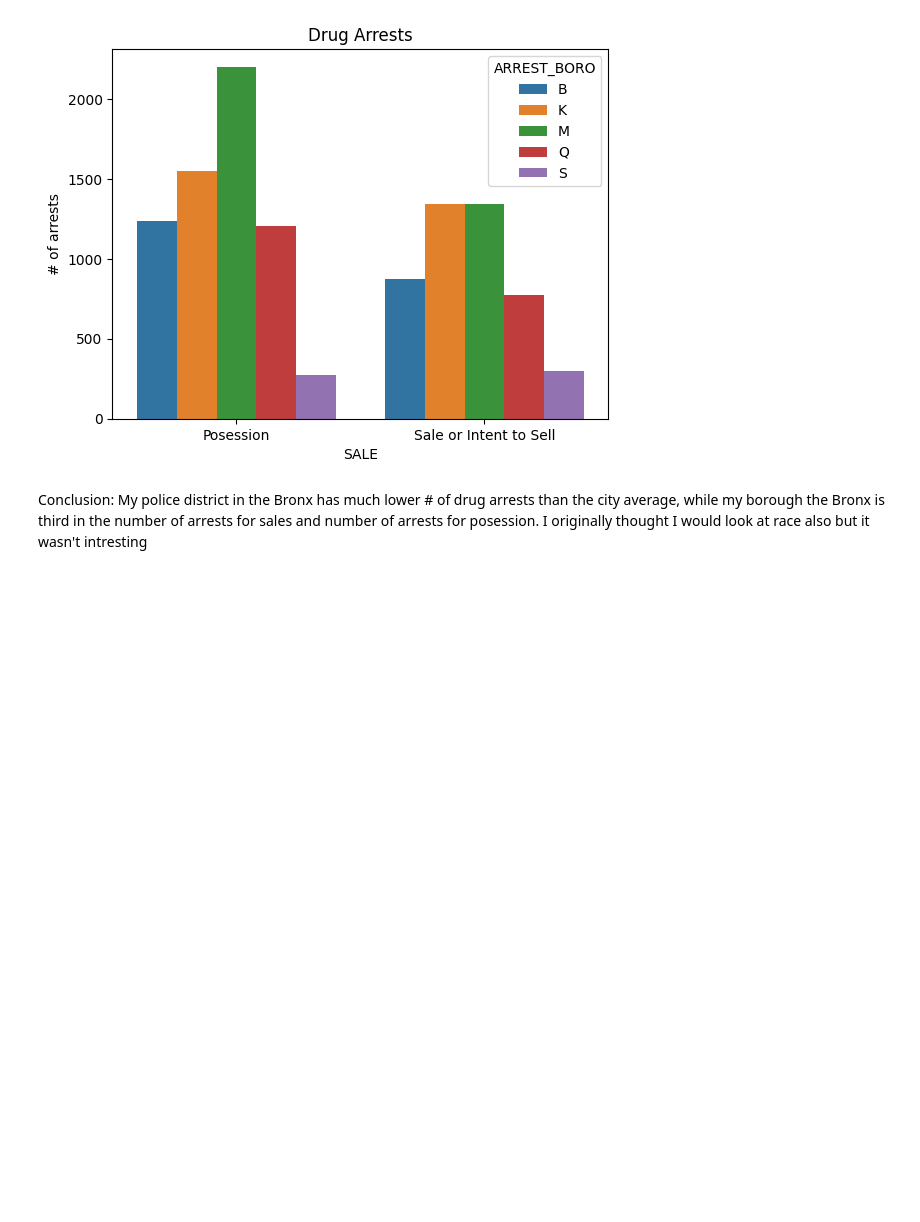
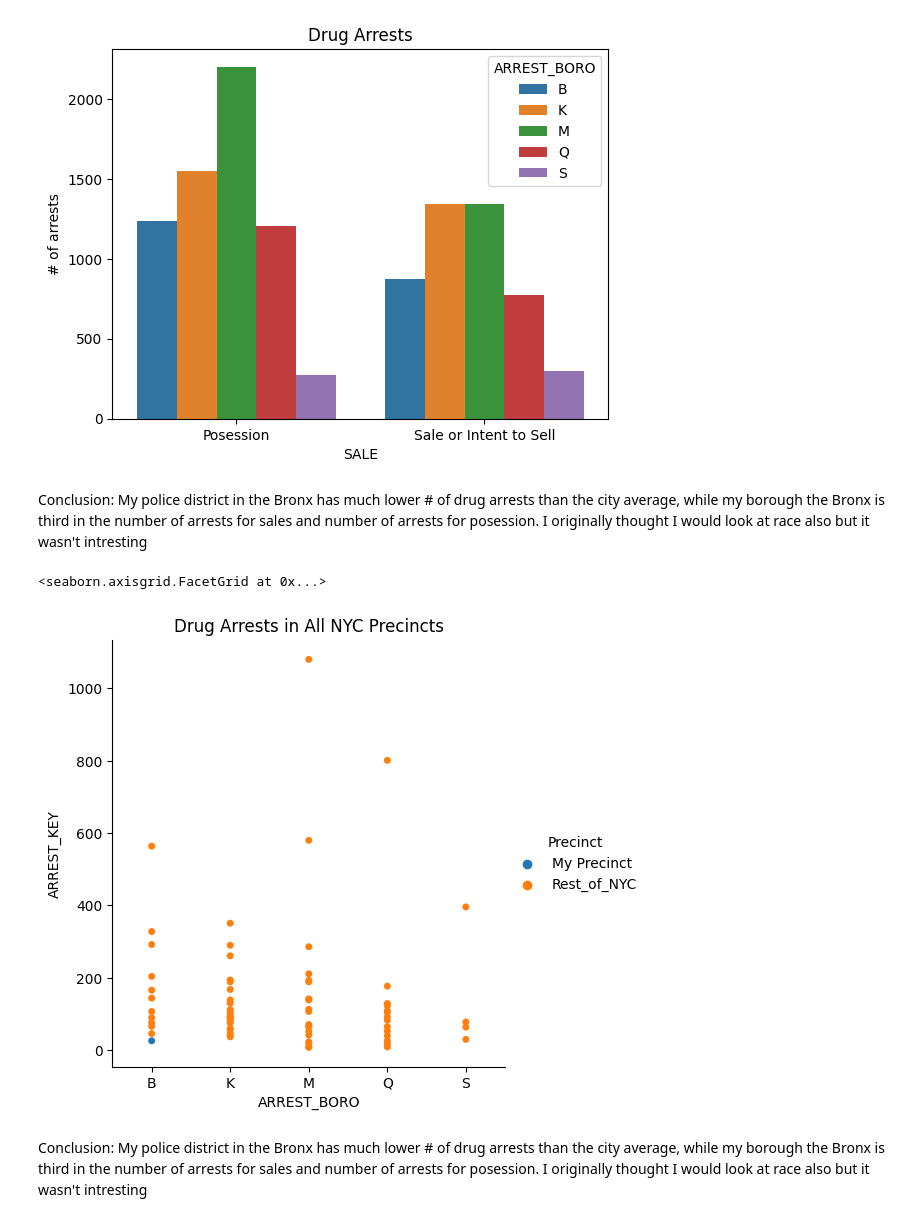
Before and after one commit to ethlynsaltzman/project-3, a Jupyter notebook: project3.ipynb, the cells around one changed output. Saved outputs shown, nothing was run; the diff lists cells and outputs as text; code cells hidden in the pictures; blank space fills up the shorter version.

```diff
--- a/project3.ipynb
+++ b/project3.ipynb
@@ -224,3 +237,14 @@ ax.set(ylabel='# of arrests')
 [figure]
 # %% [markdown]
 Conclusion:  My police district in the Bronx has much lower  # of drug arrests than the city average, while my borough the Bronx is third in the number of arrests for sales and number of arrests for posession.  I originally thought I would look at race also but it wasn't intresting
+# %%
+#Visuyalization showing all precincts in NYC distribution in each boorough
+dfm= dft.groupby(['Precinct','ARREST_BORO','ARREST_PRECINCT'], as_index= False)['ARREST_KEY'].count()
+# %%
+Pre = sns.catplot(data=dfm, x="ARREST_BORO",y='ARREST_KEY', jitter=False,hue='Precinct')
+Pre.set(title='Drug Arrests in All NYC Precincts')
+# %% [output]
+<seaborn.axisgrid.FacetGrid at 0x...>
+[figure, added]
+# %% [markdown]
+Conclusion:  My police district in the Bronx has much lower  # of drug arrests than the city average, while my borough the Bronx is third in the number of arrests for sales and number of arrests for posession.  I originally thought I would look at race also but it wasn't intresting
```
Also changed, not shown: parts of 7 cells of this notebook.
